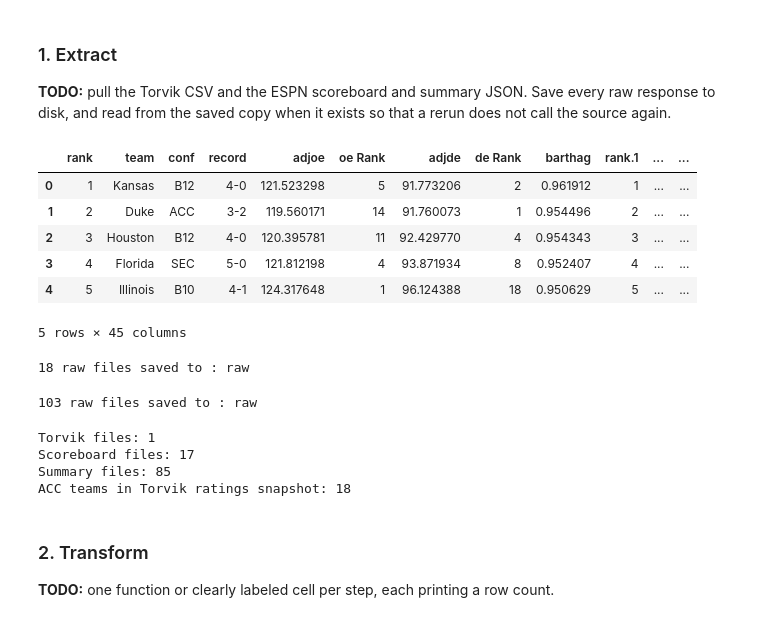
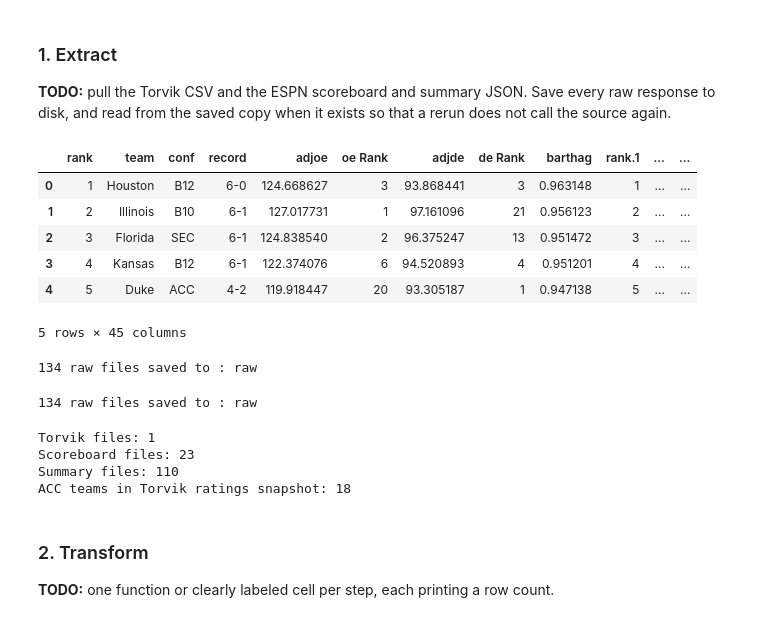
Before and after one commit to rushilnanga/acc-reality-check-project, a Jupyter notebook: 2026_11_18_—_ACC_Reality_Check_Starter_—_Template.ipynb, the cells around one changed output. Drawn from its saved outputs; the diff is of its cells as text; code cells hidden in the pictures.

```diff
--- a/2026_11_18_—_ACC_Reality_Check_Starter_—_Template.ipynb
+++ b/2026_11_18_—_ACC_Reality_Check_Starter_—_Template.ipynb
@@ -67,24 +67,27 @@ Raw files saved to : raw
 # %%
 # TODO: Torvik ratings snapshot
 
 #get current date time
-today = datetime.now(ZoneInfo('America/New_York')).date().isoformat()
-torvik_file = os.path.join(RAW_FOLDER, f'torvik_{today}.csv')
+import shutil
 
-if not os.path.exists(torvik_file):
-    response = requests.get(TORVIK_URL, headers={'User-Agent': 'Mozilla/5.0'}, timeout = 30)
-    response.raise_for_status()
-    open(torvik_file, 'w').write(response.text)
+today = datetime.now(ZoneInfo("America/New_York")).strftime("%Y-%m-%d")
+
+os.makedirs(RAW_FOLDER, exist_ok=True)
+
+torvik_file = os.path.join(RAW_FOLDER, f"torvik_{today}.csv")
+
+shutil.copy("2027_team_results.csv", torvik_file)
 
 torvik_df = pd.read_csv(torvik_file)
+
 torvik_df.head()
 # %% [output]
 |  | rank | team | conf | record | adjoe | oe Rank | adjde | de Rank | barthag | rank.1 | ... | ... |
-| 0 | 1 | Kansas | B12 | 4-0 | 121.523298 | 5 | 91.773206 | 2 | 0.961912 | 1 | ... | ... |
-| 1 | 2 | Duke | ACC | 3-2 | 119.560171 | 14 | 91.760073 | 1 | 0.954496 | 2 | ... | ... |
-| 2 | 3 | Houston | B12 | 4-0 | 120.395781 | 11 | 92.429770 | 4 | 0.954343 | 3 | ... | ... |
-| 3 | 4 | Florida | SEC | 5-0 | 121.812198 | 4 | 93.871934 | 8 | 0.952407 | 4 | ... | ... |
-| 4 | 5 | Illinois | B10 | 4-1 | 124.317648 | 1 | 96.124388 | 18 | 0.950629 | 5 | ... | ... |
+| 0 | 1 | Houston | B12 | 6-0 | 124.668627 | 3 | 93.868441 | 3 | 0.963148 | 1 | ... | ... |
+| 1 | 2 | Illinois | B10 | 6-1 | 127.017731 | 1 | 97.161096 | 21 | 0.956123 | 2 | ... | ... |
+| 2 | 3 | Florida | SEC | 6-1 | 124.838540 | 2 | 96.375247 | 13 | 0.951472 | 3 | ... | ... |
+| 3 | 4 | Kansas | B12 | 6-1 | 122.374076 | 6 | 94.520893 | 4 | 0.951201 | 4 | ... | ... |
+| 4 | 5 | Duke | ACC | 4-2 | 119.918447 | 20 | 93.305187 | 1 | 0.947138 | 5 | ... | ... |
 5 rows × 45 columns
 # %%
 # TODO: ESPN scoreboard, one request per date
@@ -107,7 +110,7 @@ while day <= end:
 
 print(len(os.listdir(RAW_FOLDER)), 'raw files saved to :', RAW_FOLDER)
 # %% [output]
-18 raw files saved to : raw
+134 raw files saved to : raw
 # %%
 # TODO: ESPN game summaries, one request per finished game
 
@@ -129,7 +132,7 @@ for sb in os.listdir(RAW_FOLDER):
 
 print(len(os.listdir(RAW_FOLDER)), 'raw files saved to :', RAW_FOLDER)
 # %% [output]
-103 raw files saved to : raw
+134 raw files saved to : raw
 # %%
 #Check
 files = os.listdir(RAW_FOLDER)
@@ -143,8 +146,8 @@ print(f'Summary files: {len(summary_files)}')
 print("ACC teams in Torvik ratings snapshot:", (torvik_df['conf'] == 'ACC').sum())
 # %% [output]
 Torvik files: 1
-Scoreboard files: 17
-Summary files: 85
+Scoreboard files: 23
+Summary files: 110
 ACC teams in Torvik ratings snapshot: 18
 # %% [markdown]
 ### 2. Transform
```
Also changed, not shown: parts of 17 cells of this notebook.
